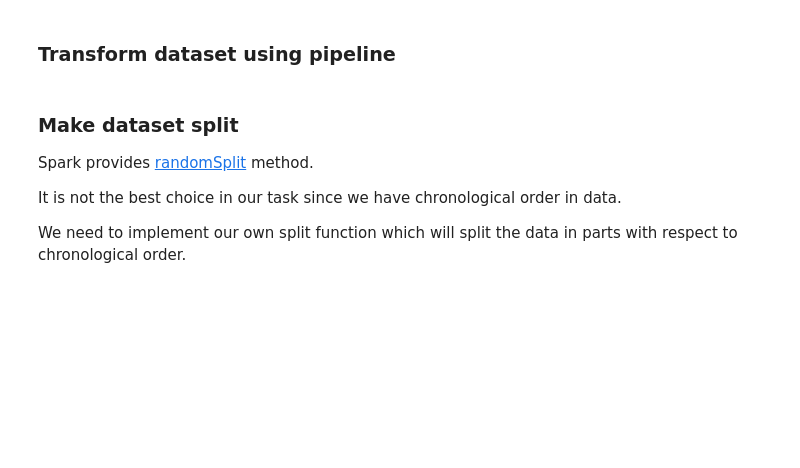
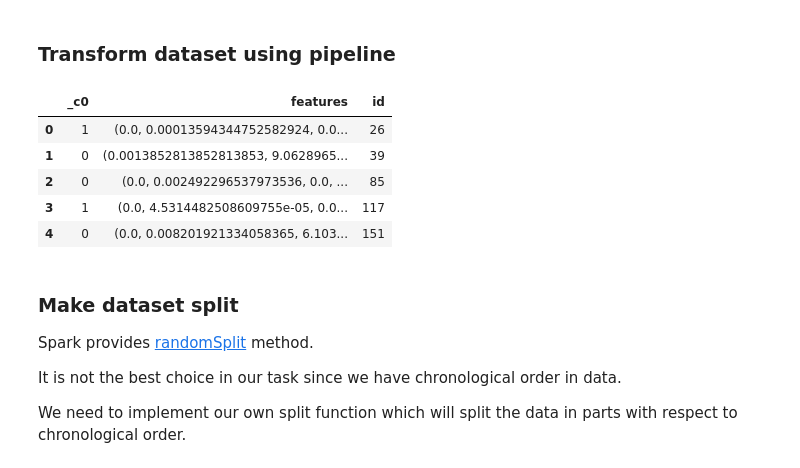
Before and after one commit to maxkvant/MLBD, a Jupyter notebook: sgd_logreg_nn/notebooks/ctr_prediction_mllib_practice.ipynb, the cells around one changed output. Saved outputs shown, nothing was run; the diff lists cells and outputs as text; code cells hidden in the pictures; blank space fills up the shorter version.

```diff
--- a/sgd_logreg_nn/notebooks/ctr_prediction_mllib_practice.ipynb
+++ b/sgd_logreg_nn/notebooks/ctr_prediction_mllib_practice.ipynb
@@ -270,7 +226,14 @@ pipeline_model = PipelineModel.load(PIPELINE_MODEL_PATH)
 ### Transform dataset using pipeline
 # %%
 transformed_df = pipeline_model.transform(df).select('_c0', 'features', 'id')
-transfromed_df.limit(5).toPandas()
+transformed_df.limit(5).toPandas()
+# %% [output]
+|  | _c0 | features | id |
+| 0 | 1 | (0.0, 0.00013594344752582924, 0.0... | 26 |
+| 1 | 0 | (0.0013852813852813853, 9.0628965... | 39 |
+| 2 | 0 | (0.0, 0.002492296537973536, 0.0, ... | 85 |
+| 3 | 1 | (0.0, 4.5314482508609755e-05, 0.0... | 117 |
+| 4 | 0 | (0.0, 0.008201921334058365, 6.103... | 151 |
 # %% [markdown]
 ### Make dataset split
 
```
Also changed, not shown: parts of 12 cells of this notebook.
